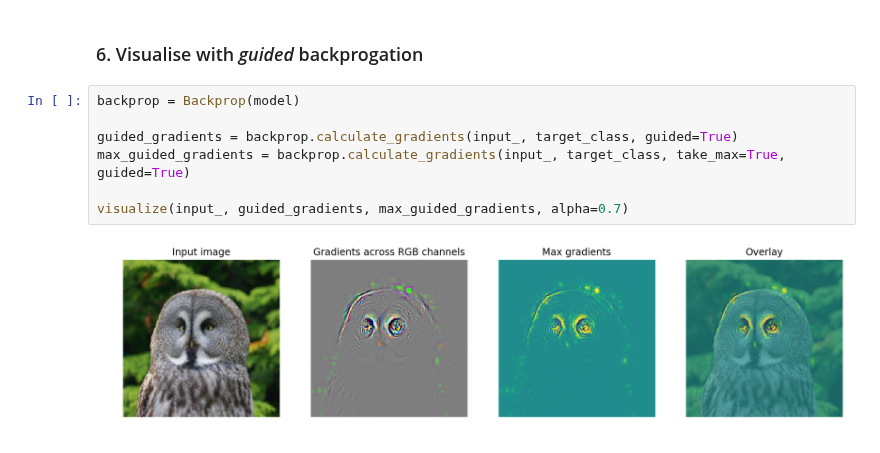
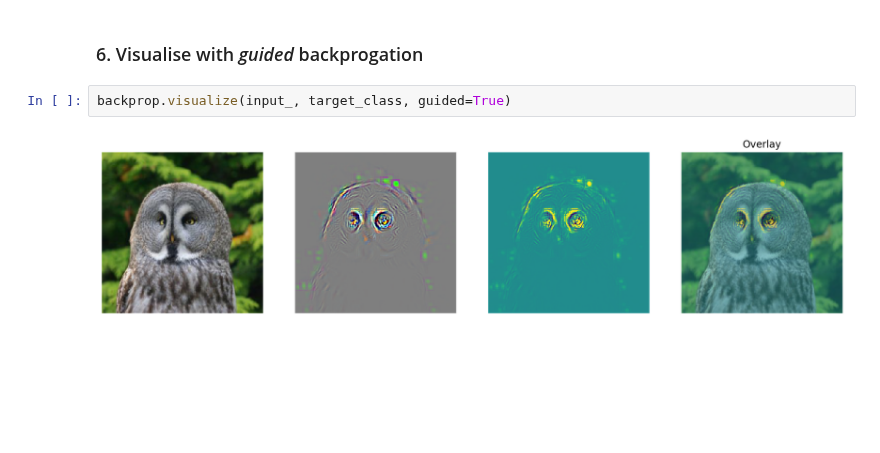
Before and after one commit to MisaOgura/flashtorch, a Jupyter notebook: examples/visualise_saliency_with_backprop.ipynb, the cells around one changed output. Cells and saved outputs as stored; diff of their text form; blank space fills up the shorter version.

```diff
--- a/examples/visualise_saliency_with_backprop.ipynb
+++ b/examples/visualise_saliency_with_backprop.ipynb
@@ -78,11 +77,6 @@ visualize(input_, gradients, max_gradients)
 # %% [markdown]
 ### 6. Visualise with _guided_ backprogation
-# %%
-backprop = Backprop(model)
-
-guided_gradients = backprop.calculate_gradients(input_, target_class, guided=True)
-max_guided_gradients = backprop.calculate_gradients(input_, target_class, take_max=True, guided=True)
-
-visualize(input_, guided_gradients, max_guided_gradients, alpha=0.7)
-# %% [output]
-[figure, removed]
+# %%
+backprop.visualize(input_, target_class, guided=True)
+# %% [output]
+[figure, added]
```
Also changed, not shown: parts of 4 cells of this notebook, 4 other files.
